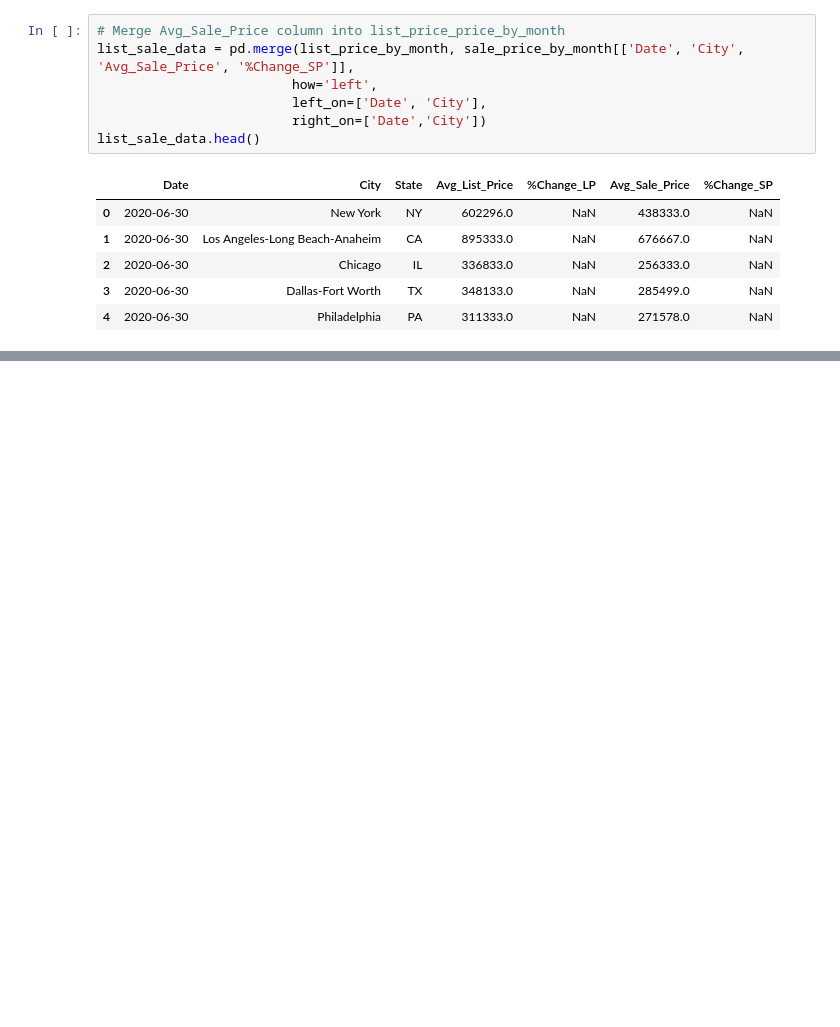
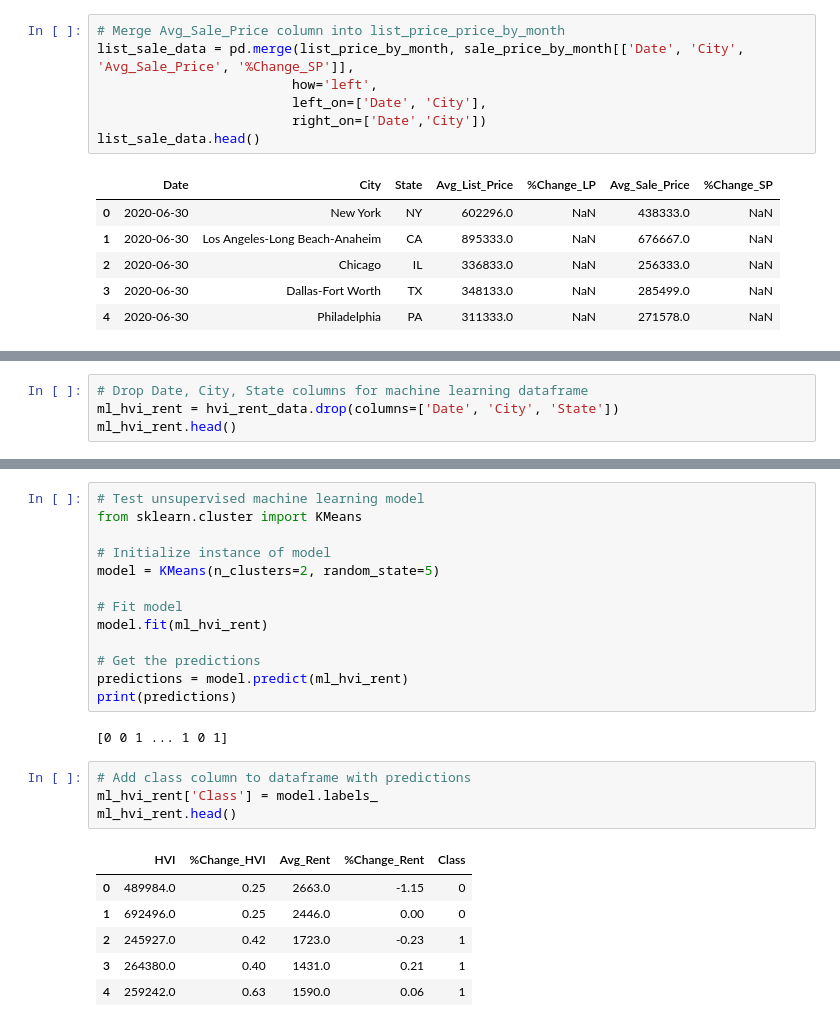
Before and after one commit to mein0819/Final_Project, a Jupyter notebook: Initial_Data_Exploration.ipynb, the cells around one changed output, grey strips where cells are left out. Drawn from its saved outputs; the diff is of its cells as text; blank space fills up the shorter version.

```diff
--- a/Initial_Data_Exploration.ipynb
+++ b/Initial_Data_Exploration.ipynb
@@ -712,0 +757,4 @@ list_sale_data.head()
+# %%
+# Drop Date, City, State columns for machine learning dataframe
+ml_hvi_rent = hvi_rent_data.drop(columns=['Date', 'City', 'State'])
+ml_hvi_rent.head()
@@ -712,0 +768,26 @@ list_sale_data.head()
+# %%
+# Test unsupervised machine learning model
+from sklearn.cluster import KMeans
+
+# Initialize instance of model
+model = KMeans(n_clusters=2, random_state=5)
+
+# Fit model
+model.fit(ml_hvi_rent)
+
+# Get the predictions
+predictions = model.predict(ml_hvi_rent)
+print(predictions)
+# %% [output]
+[0 0 1 ... 1 0 1]
+# %%
+# Add class column to dataframe with predictions
+ml_hvi_rent['Class'] = model.labels_
+ml_hvi_rent.head()
+# %% [output]
+|  | HVI | %Change_HVI | Avg_Rent | %Change_Rent | Class |
+| 0 | 489984.0 | 0.25 | 2663.0 | -1.15 | 0 |
+| 1 | 692496.0 | 0.25 | 2446.0 | 0.00 | 0 |
+| 2 | 245927.0 | 0.42 | 1723.0 | -0.23 | 1 |
+| 3 | 264380.0 | 0.40 | 1431.0 | 0.21 | 1 |
+| 4 | 259242.0 | 0.63 | 1590.0 | 0.06 | 1 |
```
Also changed, not shown: parts of 39 cells of this notebook.
